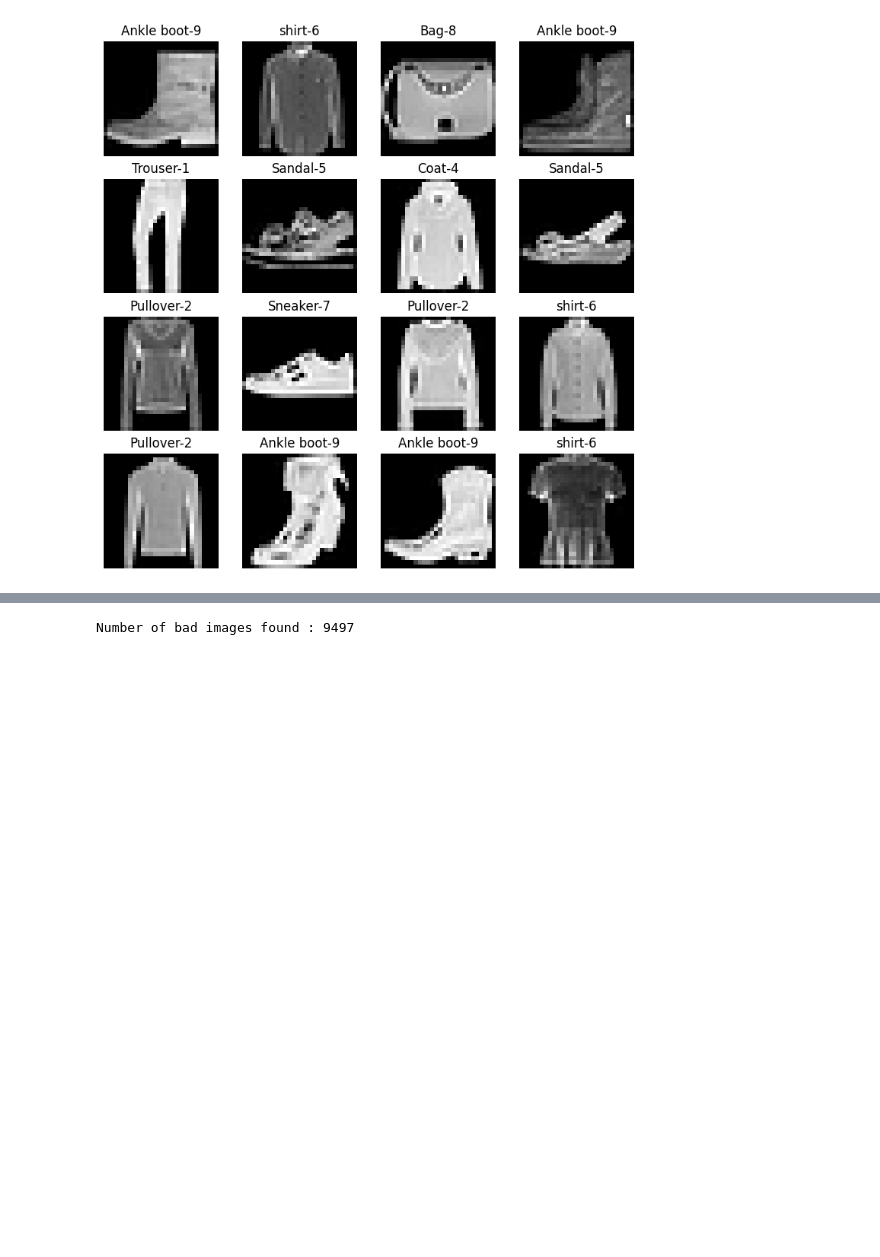
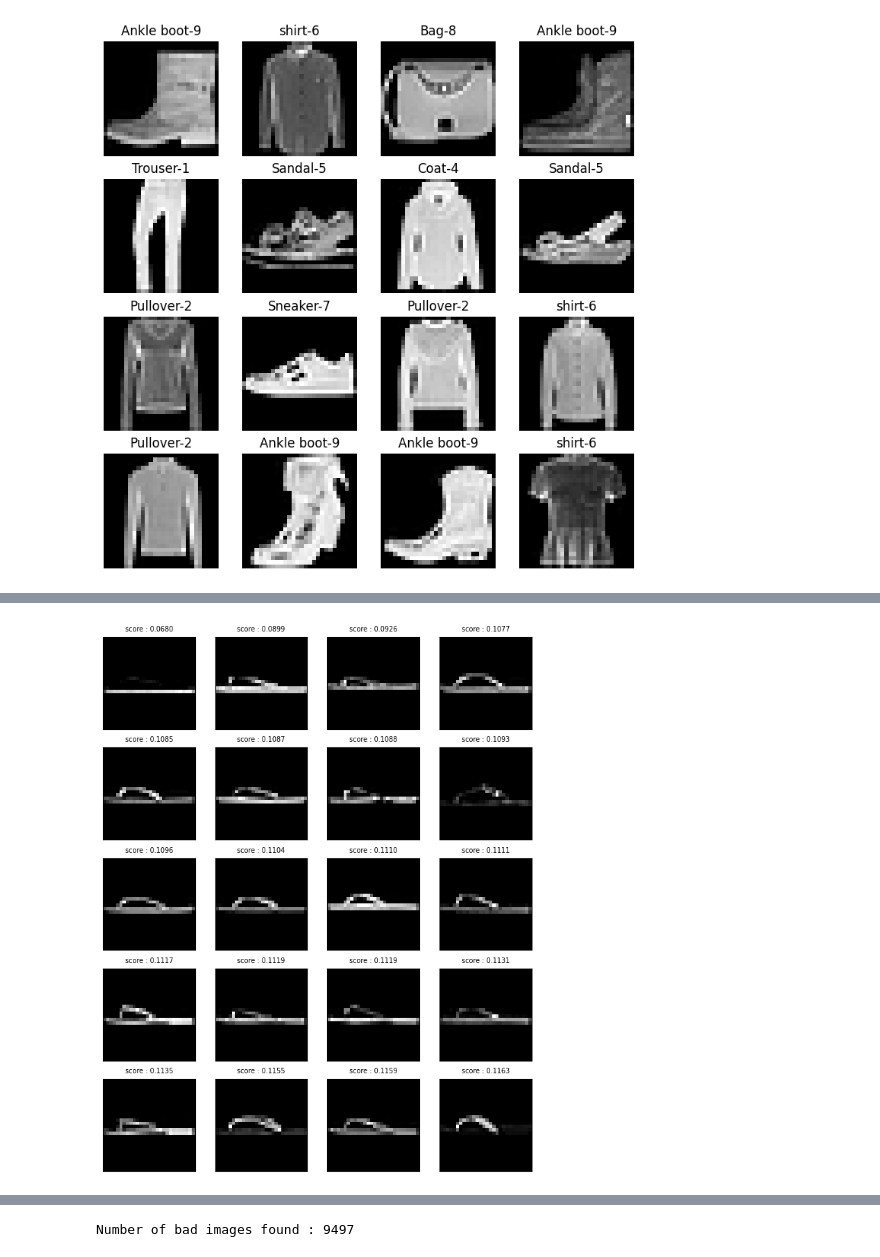
Before and after one commit to khetansarvesh/msml_602, a Jupyter notebook: image_classification_DL.ipynb, the cells around one changed output, grey strips where cells are left out. Saved outputs shown, nothing was run; the diff lists cells and outputs as text; code cells hidden in the pictures; blank space fills up the shorter version.

```diff
--- a/image_classification_DL.ipynb
+++ b/image_classification_DL.ipynb
@@ -190,0 +147,3 @@ Index(['odd_size_score', 'is_odd_size_issue', 'odd_aspect_ratio_score',
+# %%
+imagelab = Imagelab(hf_dataset=train_data, image_key="image")
+imagelab.find_issues()
@@ -190,0 +203,4 @@ Index(['odd_size_score', 'is_odd_size_issue', 'odd_aspect_ratio_score',
+# %%
+imagelab.visualize(issue_types=["low_information"], num_images=20)
+# %% [output]
+[figure, added]
```
Also changed, not shown: parts of 67 cells of this notebook.
